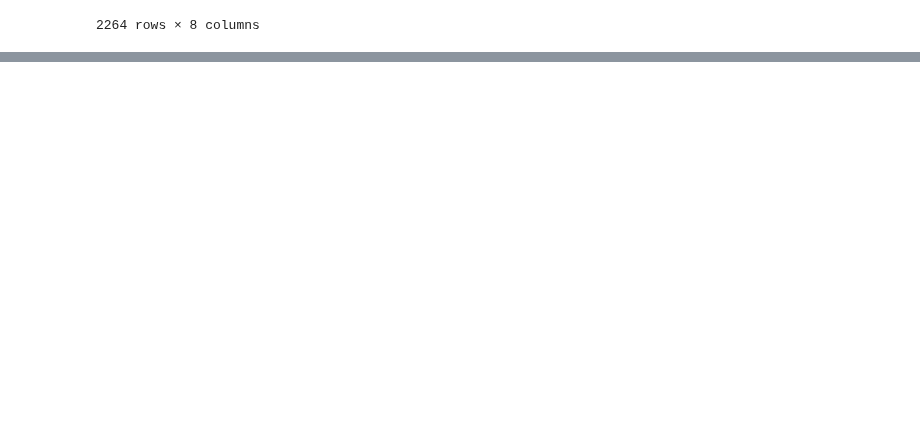
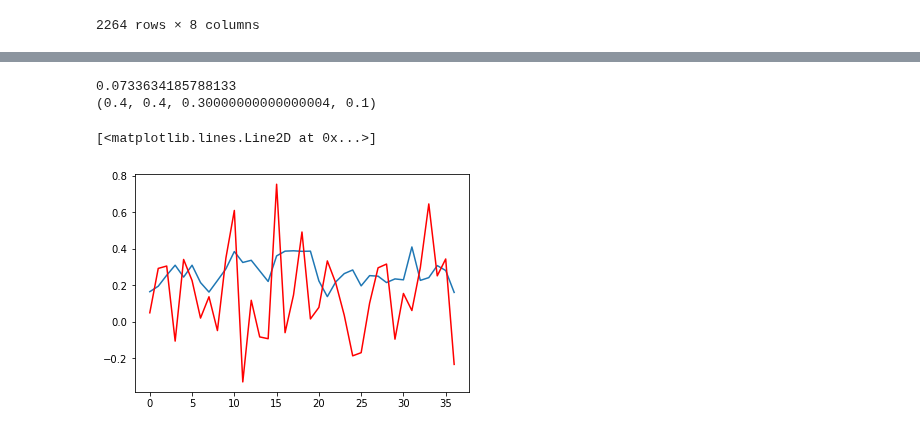
Before and after one commit to zaccmeyer/2020Crime, a Jupyter notebook: winter2024/mckay_vol3.ipynb, the cells around one changed output, grey strips where cells are left out. Saved outputs shown, nothing was run; the diff lists cells and outputs as text; code cells hidden in the pictures; blank space fills up the shorter version.

Commit message:
kalman 1 dimensions

```diff
--- a/winter2024/mckay_vol3.ipynb
+++ b/winter2024/mckay_vol3.ipynb
@@ -87,0 +93,4 @@ df #print the dataset with the new feature
+# %%
+explore_df = df[df['site'] == 'Tektite']
+explore_df = explore_df[explore_df['quadrat'] == 'T1Q1']
+percent_cover_all_coral = np.array(explore_df['percentCover_allCoral'])
@@ -87,0 +252,34 @@ df #print the dataset with the new feature
+# %%
+F=np.linspace(.1,1,10)
+Q=np.linspace(0.1,1,10)
+H=np.linspace(0.1,1,10)
+R=np.linspace(0.1,1,10)
+best_mse=np.inf
+for f in F:
+    for q in Q:
+        for h in H:
+            for r in R:
+                kf=KalmanFilter(np.array([[f]]),np.array([[q]]),np.array([[h]]),np.array([[r]]),u=np.zeros(1))
+                states, obs= kf.evolve([percent_cover_all_coral[0]], 37)
+                mse = np.mean((np.array(obs) - percent_cover_all_coral)**2)
+                if mse < best_mse:
+                    best_mse = mse
+                    best_params = (f,q,h,r)
+                    beststates=states
+                    bestobs=obs
+                #get observations and states
+
+#plot states
+plt.subplot(131)
+plt.plot(beststates[0], 'royalblue')
+plt.ylim(0,)
+plt.title('State Sequence')
+#plot observations
+plt.subplot(132)
+plt.title('Observation Sequence')
+plt.plot(bestobs[0], 'r')
+plt.ylim(0,)
+plt.subplot(133)
+plt.plot(percent_cover_all_coral)
+plt.tight_layout()
+plt.show()
@@ -87,0 +288,10 @@ df #print the dataset with the new feature
+# %%
+print(best_mse)
+print(best_params)
+plt.plot(percent_cover_all_coral)
+plt.plot(bestobs[0], 'r')
+# %% [output]
+0.0733634185788133
+(0.4, 0.4, 0.30000000000000004, 0.1)
+[<matplotlib.lines.Line2D at 0x...>]
+[figure, added]
```
Also changed, not shown: parts of 14 cells of this notebook.
